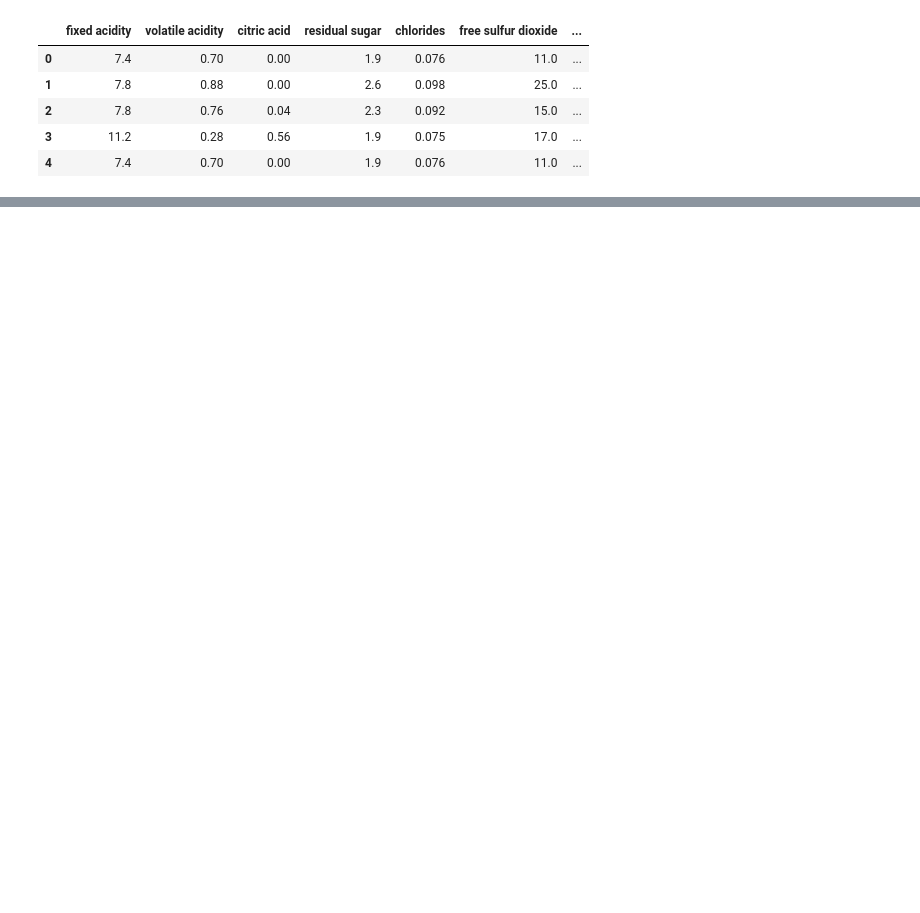
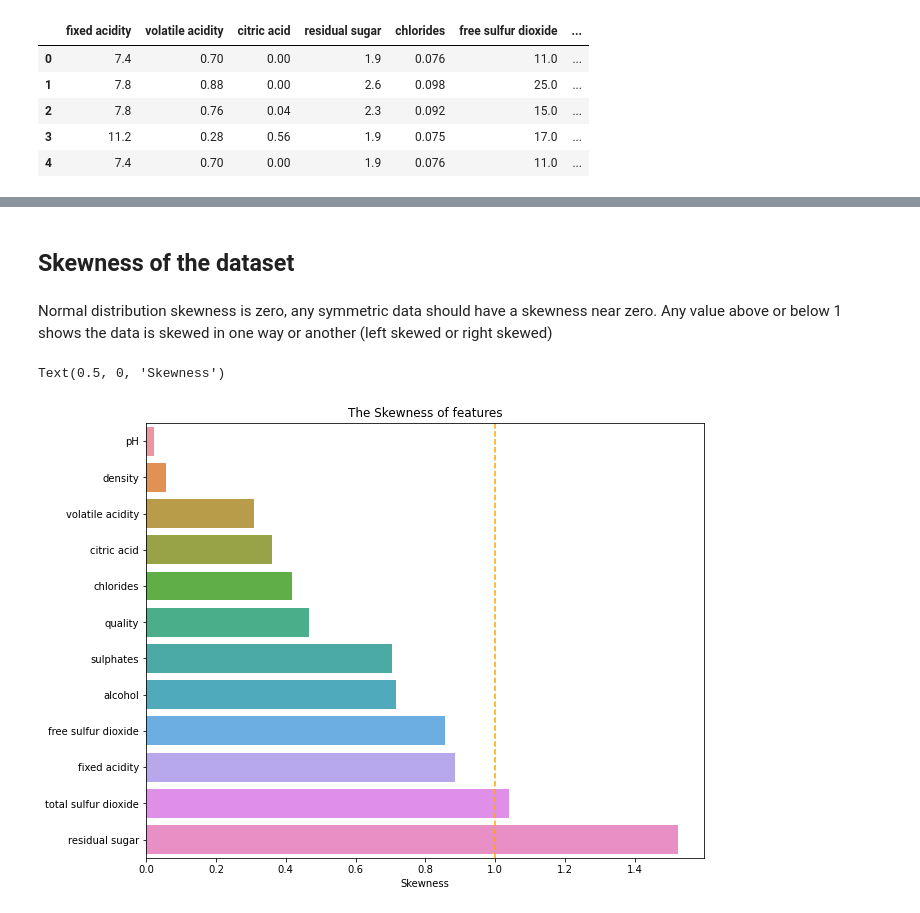
Before and after one commit to TheBlaze1/DataScience, a Jupyter notebook: WineQualityAnalysis.ipynb, the cells around one changed output, grey strips where cells are left out. Cells and saved outputs as stored; diff of their text form; code cells hidden in the pictures; blank space fills up the shorter version.

```diff
--- a/WineQualityAnalysis.ipynb
+++ b/WineQualityAnalysis.ipynb
@@ -41,0 +76,14 @@ fig.show()
+# %% [markdown]
+## Skewness of the dataset
+# %% [markdown]
+Normal distribution skewness is zero, any symmetric data should have a skewness near zero.
+Any value above or below 1 shows the data is skewed in one way or another (left skewed or right skewed)
+# %%
+plt.figure(figsize=(10,8))
+skewness=df.skew().sort_values()
+sns.barplot(x=skewness,y=skewness.index).set_title('The Skewness of features')
+plt.axvline(x=1, color='orange', linestyle='--')
+plt.xlabel('Skewness')
+# %% [output]
+Text(0.5, 0, 'Skewness')
+[figure, added]
```
Also changed, not shown: parts of 21 cells of this notebook.
